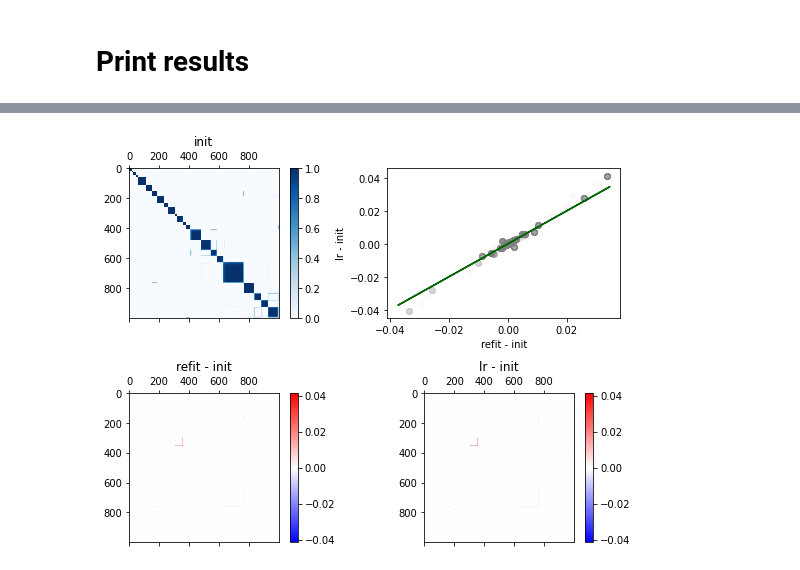
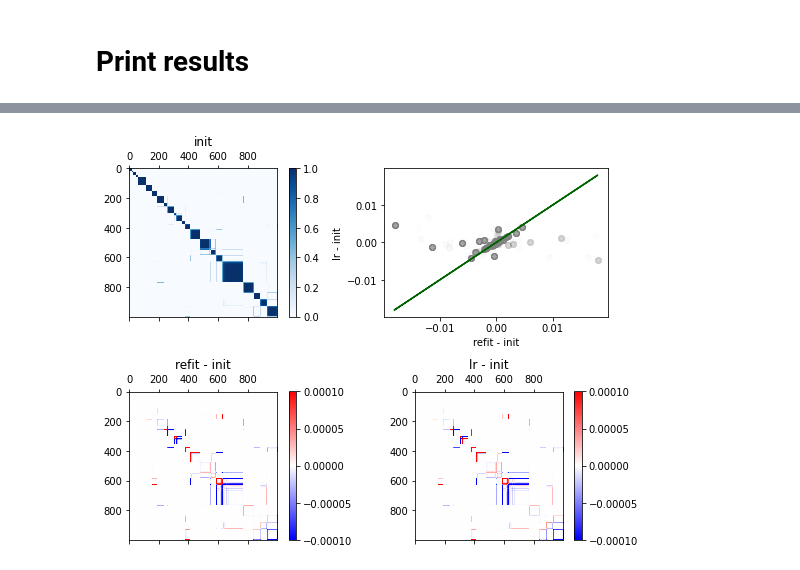
Before and after one commit to Runjing-Liu120/BNPStickBreakingSensitivity, a Jupyter notebook: GMM_regression_clustering/jupyter/main_parametric_sensitivity.ipynb, the cells around one changed output, grey strips where cells are left out. Cells and saved outputs as stored; diff of their text form; code cells hidden in the pictures.

```diff
--- a/GMM_regression_clustering/jupyter/main_parametric_sensitivity.ipynb
+++ b/GMM_regression_clustering/jupyter/main_parametric_sensitivity.ipynb
@@ -349,6 +359,6 @@ objective_fun_free = paragami.FlattenFunctionInput(
 # %%
 vb_sens = HyperparameterSensitivityLinearApproximation(objective_fun_free,
                                                         vb_opt,
-                                                        hyper_param0)
+                                                        alpha0)
 # %% [output]
 Compiling hessian solver ...
@@ -378,23 +388,20 @@ def _get_hvp(x, alpha, v):
 get_hvp = jax.jit(_get_hvp)
 # %%
 # compile ...
-_ = get_grad(vb_opt, hyper_param0).block_until_ready()
-_ = get_hvp(vb_opt, hyper_param0, vb_opt).block_until_ready()
+_ = get_grad(vb_opt, alpha0).block_until_ready()
+_ = get_hvp(vb_opt, alpha0, vb_opt).block_until_ready()
 # %% [markdown]
 ### Now refit
 # %%
 def refit_with_alpha(alpha, new_init_dict):
     # sets new alpha, returns new vb optimum
 
-    hyper_param_pert = prior_params_paragami['dp_prior_alpha'].flatten(alpha,
-                                                                       free = use_free_alpha)[0]
-
     _, vb_opt_pert, _, optim_time = \
-        optimize_kl(lambda x : objective_fun_free(x, hyper_param_pert),
+        optimize_kl(lambda x : objective_fun_free(x, alpha),
                              new_init_dict,
                              vb_params_paragami,
-                             get_grad = lambda x : get_grad(x, hyper_param_pert),
-                             get_hvp = lambda x, v: get_hvp(x, hyper_param_pert, v),
+                             get_grad = lambda x : get_grad(x, alpha),
+                             get_hvp = lambda x, v: get_hvp(x, alpha, v),
                              # only run newton steps
                              run_lbfgs = False,
                              run_newton = True)
@@ -452,11 +458,11 @@ lr_time_vec = []
 
 for alpha in alpha_list:
 
-    hyper_param_pert = prior_params_paragami['dp_prior_alpha'].flatten(alpha, free = use_free_alpha)
+    _alpha = np.array([alpha])
 
     # get linear response
     t0 = time.time()
-    lr_free_params = vb_sens.predict_opt_par_from_hyper_par(hyper_param_pert)
+    lr_free_params = vb_sens.predict_opt_par_from_hyper_par(_alpha)
     elapsed = time.time() - t0
 
     # save
@@ -519,7 +548,7 @@ fig, axarr = plt.subplots(2, 2, figsize = (8, 6))
 ################
 # get co-clustering matrix
 ################
-indx = 0
+indx = 1
 coclust_init = get_coclustering(vb_opt)
 coclust_lr = get_coclustering(lr_list[indx])
 coclust_refit = get_coclustering(refit_list[indx])
@@ -547,18 +576,7 @@ result_loading_utils.plot_colormaps(coclust_refit,
                                    fig,
                                    axarr[1],
                                    plot_initial = False,
-                                   diff_vmax = None)
+                                   diff_vmax = vmax)
 
 fig.tight_layout()
-
-if save_data:
-    print('saving into: ')
-
-    outfile = outdata_dir + 'coclustering_alpha' + str(alpha_list[indx])
-    print(outfile)
-    np.savez(outfile,
-             coclust_refit = coclust_refit,
-             coclust_lr = coclust_lr,
-             coclust_init = coclust_init,
-             test = 0)
 # %% [output]
@@ -567 +584 @@ saving into:
-[figure, old version]
+[figure, new version]
```
Also changed, not shown: parts of 36 cells of this notebook, 1 other file.
